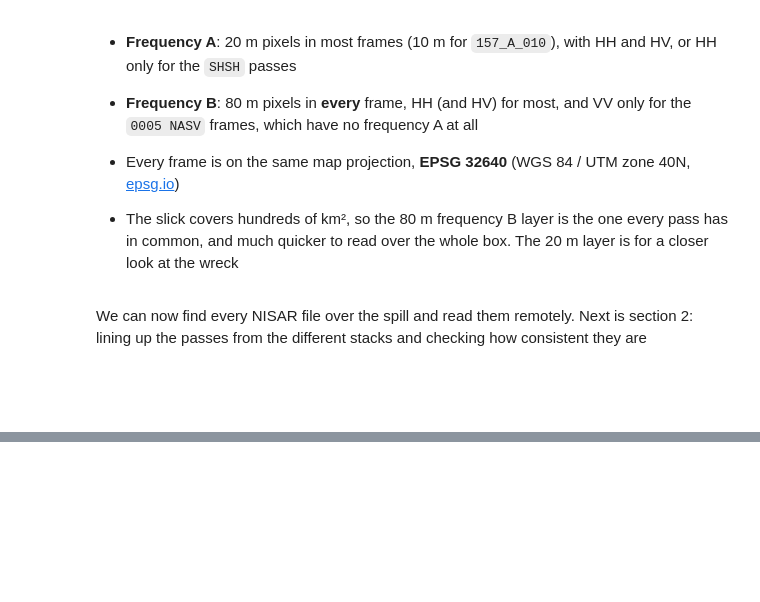
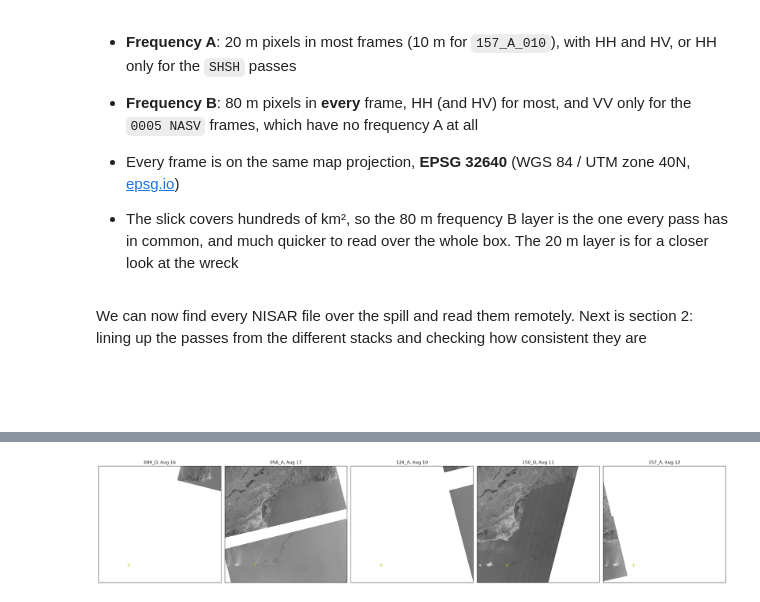
Before and after one commit to danesheppard/PanoptiCrew-NASA-Hackathon-2026, a Jupyter notebook: dataScience/notebooks/case4.ipynb, the cells around one changed output, grey strips where cells are left out. Saved outputs shown, nothing was run; the diff lists cells and outputs as text; code cells hidden in the pictures; blank space fills up the shorter version.

Commit message:
Case 4: case study analysis, wreck windows and slick detection tuned for L-band

```diff
--- a/dataScience/notebooks/case4.ipynb
+++ b/dataScience/notebooks/case4.ipynb
@@ -339,0 +558,10 @@ We can now find every NISAR file over the spill and read them remotely. Next is
+# %%
+# footprint of every piece, joined into one outline per pass
+pieces["footprint"] = [footprint("NISAR_L2_GCOV_PROVISIONAL_V1", g) for g in pieces.granule]
+passes = pieces.groupby(["stack_id", "date"]).agg(start=("start", "min"), footprint=("footprint", unary_union),
+                                                  pols=("pols", lambda p: " + ".join(sorted(set(p))))).reset_index()
+
+wreck = Point(56.3375, 17.50)   # Jazirat Al Qibliyyah
+passes["covers_wreck"] = passes.footprint.apply(lambda poly: poly.contains(wreck))
+passes["box_share"] = passes.footprint.apply(lambda poly: poly.intersection(box(*AOI)).area / box(*AOI).area).round(2)
+passes.groupby("stack_id").agg(passes=("date", "size"), covers_wreck=("covers_wreck", "mean"), box_share=("box_share", "mean"))
@@ -339,0 +664,12 @@ We can now find every NISAR file over the spill and read them remotely. Next is
+# %%
+# mask values over the box for the wreck frame of each stack, first pass after the instrument gap
+first_after_gap = pieces[pieces.date >= "2026-08-10"].sort_values("date").groupby("stack_id").first()
+rows = []
+for stack_id, piece in first_after_gap.iterrows():
+    result = read_box(piece.url, "mask")
+    if result is None:
+        continue
+    values, counts = np.unique(result[0], return_counts=True)
+    rows += [(stack_id, f"{piece.date:%b %d}", piece.frame, v, round(c / counts.sum(), 3)) for v, c in zip(values, counts)]
+pd.DataFrame(rows, columns=["stack_id", "date", "frame", "mask value", "share"]).pivot_table(
+    index=["stack_id", "date", "frame"], columns="mask value", values="share", fill_value=0)
@@ -339,0 +688,24 @@ We can now find every NISAR file over the spill and read them remotely. Next is
+# %%
+import matplotlib.pyplot as plt
+
+# HH (or VV) in dB over the box, one pass per stack, every frame of that pass placed by its coordinates
+fig, axes = plt.subplots(1, len(first_after_gap), figsize=(5 * len(first_after_gap), 5))
+to_utm = Transformer.from_crs(4326, 32640, always_xy=True)
+(bx0, by0), (bx1, by1) = to_utm.transform(west, south), to_utm.transform(east, north)
+for ax, (stack_id, piece) in zip(np.atleast_1d(axes), first_after_gap.iterrows()):
+    for p in pieces[(pieces.stack_id == stack_id) & (pieces.date == piece.date)].itertuples():
+        result = read_box(p.url, "HHHH") or read_box(p.url, "VVVV")
+        if result is None:
+            continue
+        data, mask, x, y = result
+        db = np.where((mask >= 1) & (mask <= 5) & (data > 0), 10 * np.log10(np.where(data > 0, data, 1)), np.nan)
+        ax.imshow(db, extent=[x[0], x[-1], y[-1], y[0]], cmap="gray", vmin=-30, vmax=0)
+    ax.plot(*to_utm.transform(wreck.x, wreck.y), "y+", markersize=12)
+    ax.set_xlim(bx0, bx1)
+    ax.set_ylim(by0, by1)
+    ax.set_title(f"{stack_id}, {piece.date:%b %d}")
+    ax.set_xticks([]); ax.set_yticks([])
+plt.tight_layout()
+plt.show()
+# %% [output]
+[figure, added]
```
Also changed, not shown: parts of 53 cells of this notebook.
